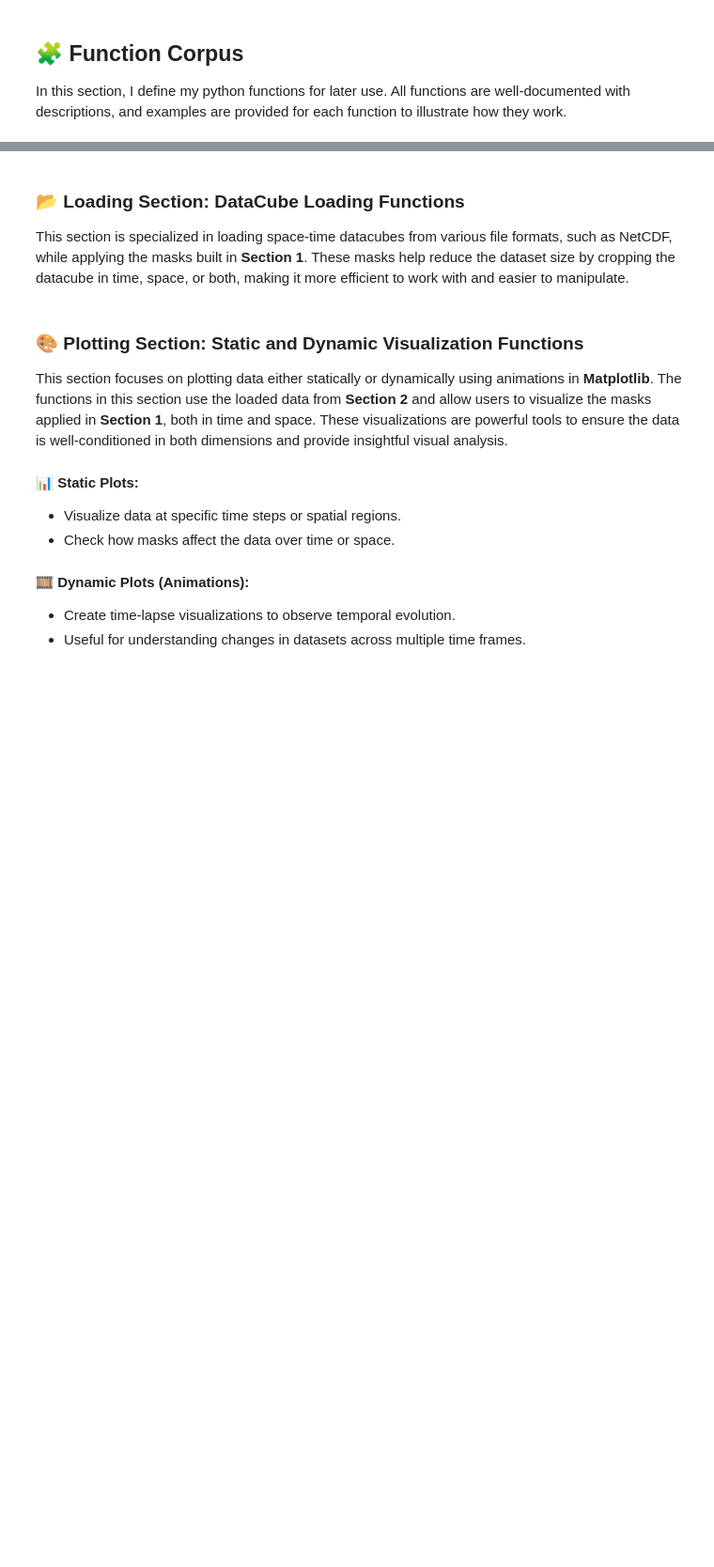
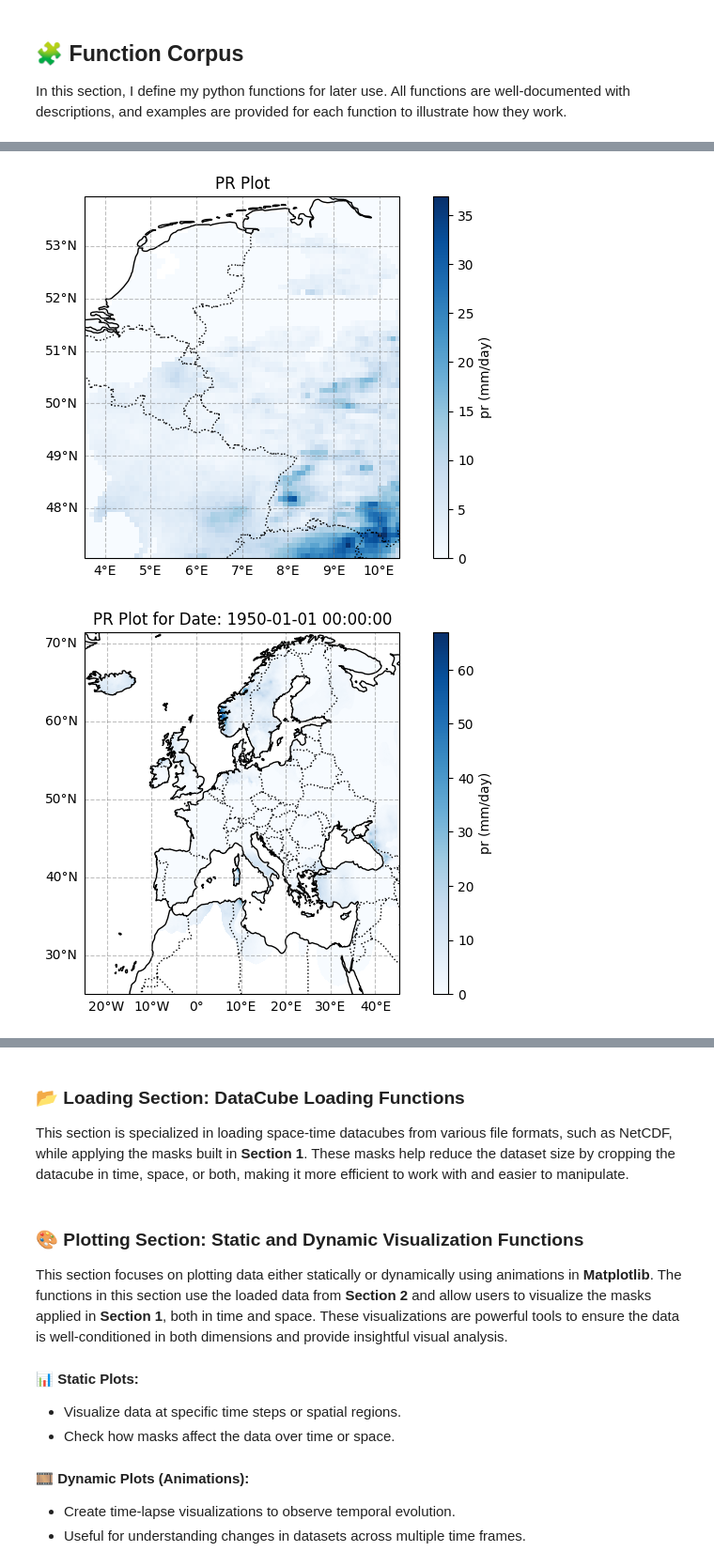
Before and after one commit to RPGSynth/EVT_Univariate, a Jupyter notebook: Exploration/main.ipynb, the cells around one changed output, grey strips where cells are left out. Shown at 94% size. Drawn from its saved outputs; the diff is of its cells as text; code cells hidden in the pictures; blank space fills up the shorter version.

```diff
--- a/Exploration/main.ipynb
+++ b/Exploration/main.ipynb
@@ -194,3 +279,6 @@ def mask_time(ds, season='summer'):
     else:
         raise ValueError("Supported seasons are 'summer' and 'winter'.")
     return ds
+# %%
+test = load_netcdf(filepath=r"c:\ThesisData\EOBS\RainFallMeanEnsemble\rr_ens_mean_0.1deg_reg_v30.0e.nc", coords=('rr', 'latitude', 'longitude'))
+test
@@ -196,0 +300,11 @@ def mask_time(ds, season='summer'):
+# %%
+center = (7.0, 50.5) # Longitude, Latitude
+radius_km = 200  # 100 km radius
+spherical_ds = mask_rectangle(test, center, 7)
+# %%
+spherical_ds
+plot_datacube(spherical_ds.isel(time=888))
+plot_datacube(test)
+# %% [output]
+[figure, added]
+[figure, added]
```
Also changed, not shown: parts of 19 cells of this notebook.
